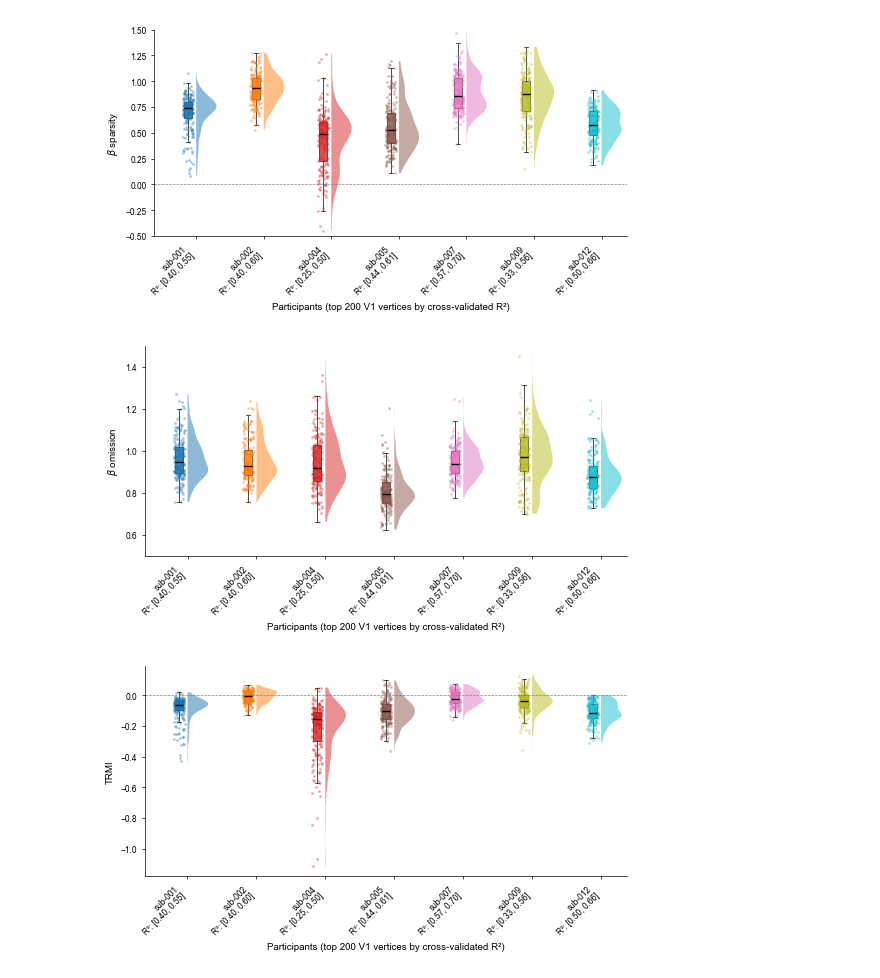
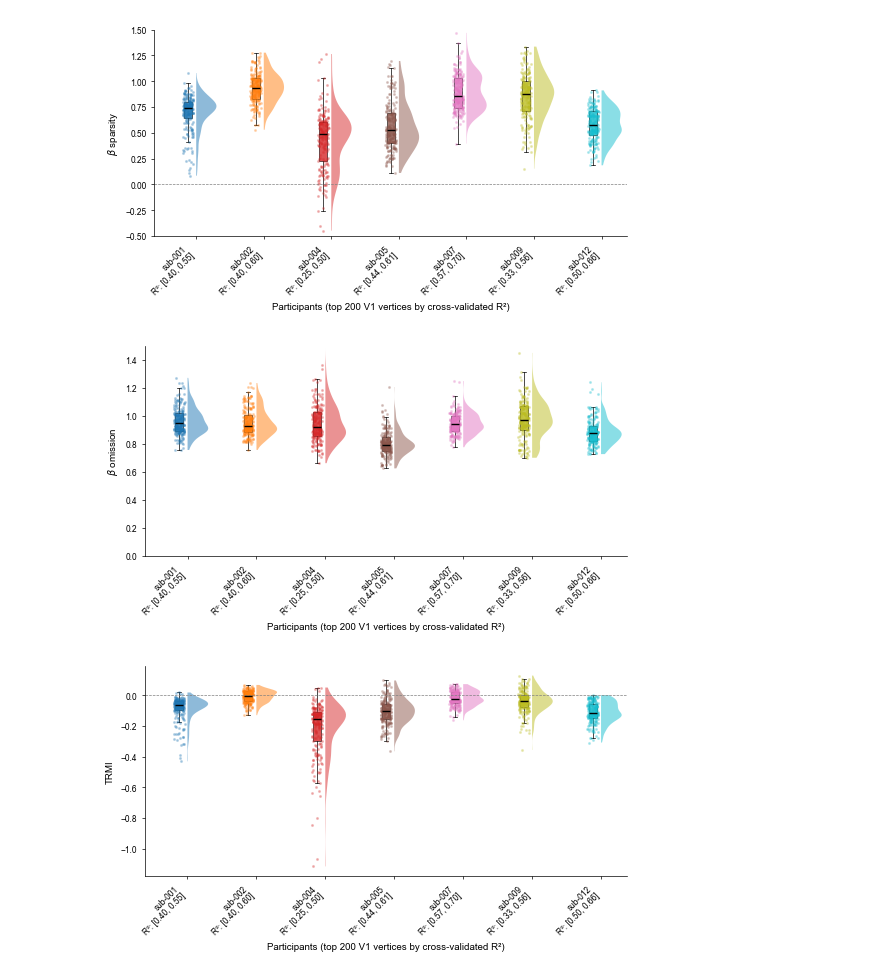
Before and after one commit to c14h19no2/pRF_expect_pub, a Jupyter notebook: pRF_expect_analysis/prf_expect/analysis/out-of-sample/viz_v1_hq-vertex_betas_TRMI_crossvalidation.ipynb, the cells around one changed output. Drawn from its saved outputs; the diff is of its cells as text; code cells hidden in the pictures.

Commit message:
trmi

```diff
--- a/pRF_expect_analysis/prf_expect/analysis/out-of-sample/viz_v1_hq-vertex_betas_TRMI_crossvalidation.ipynb
+++ b/pRF_expect_analysis/prf_expect/analysis/out-of-sample/viz_v1_hq-vertex_betas_TRMI_crossvalidation.ipynb
@@ -45,3 +46,6 @@ markersize = 3 / 2.54
 errorbar_linewidth = 0.5
 errorbar_capsize = 2 / 2.54
 errorbar_capthick = 0.5
+# %%
+settings = io.load_settings()
+data_dir = Path(settings['general']['data_dir'], "data")
@@ -51,13 +57,40 @@ beta_omits = []
 beta_spars = []
 TRMIs = []
 for subject in subjects:
-    analysis_result_dir = f"/Users/dionysus/Downloads/data/derivatives/prf_data/{subject}/ses-1/{surprise_analysis_type}"
+    analysis_result_dir = Path(data_dir) / f"derivatives/prf_data/{subject}/ses-1/{surprise_analysis_type}"
     analysis_result_dir = Path(analysis_result_dir)
     if surprise_analysis_type == 'TRMI-type1':
         beta_omit_fn = analysis_result_dir / f"{subject}_ses-1_space-fsaverage_surprise-viol_beta_omitdm.npy"
         beta_omit_sub = np.load(beta_omit_fn, allow_pickle=True)
         beta_omits.append(beta_omit_sub)
         beta_spar_fn = analysis_result_dir / f"{subject}_ses-1_space-fsaverage_surprise-viol_beta_sparsedm.npy"
+        beta_spar_sub = np.load(beta_spar_fn, allow_pickle=True)
+        beta_spars.append(beta_spar_sub)
+        TRMI = np.load(analysis_result_dir / f"{subject}_ses-1_space-fsaverage_surprise-TRMI.npy", allow_pickle=True)
+        TRMIs.append(TRMI)
+    if surprise_analysis_type == 'TRMI-type2':
+        beta_omit_fn = analysis_result_dir / f"{subject}_ses-1_space-fsaverage_surprise-omit_beta_omitdm.npy"
+        beta_omit_sub = np.load(beta_omit_fn, allow_pickle=True)
+        beta_omits.append(beta_omit_sub)
+        beta_spar_fn = analysis_result_dir / f"{subject}_ses-1_space-fsaverage_surprise-viol_beta_sparsedm.npy"
+        beta_spar_sub = np.load(beta_spar_fn, allow_pickle=True)
+        beta_spars.append(beta_spar_sub)
+        TRMI = np.load(analysis_result_dir / f"{subject}_ses-1_space-fsaverage_surprise-TRMI.npy", allow_pickle=True)
+        TRMIs.append(TRMI)
+    if surprise_analysis_type == 'TRMI-type3':
+        beta_omit_fn = analysis_result_dir / f"{subject}_ses-1_space-fsaverage_surprise-omit_beta_omitdm.npy"
+        beta_omit_sub = np.load(beta_omit_fn, allow_pickle=True)
+        beta_omits.append(beta_omit_sub)
+        beta_spar_fn = analysis_result_dir / f"{subject}_ses-1_space-fsaverage_surprise-spar_beta_spardm.npy"
+        beta_spar_sub = np.load(beta_spar_fn, allow_pickle=True)
+        beta_spars.append(beta_spar_sub)
+        TRMI = np.load(analysis_result_dir / f"{subject}_ses-1_space-fsaverage_surprise-TRMI.npy", allow_pickle=True)
+        TRMIs.append(TRMI)
+    if surprise_analysis_type == 'TRMI-type4':
+        beta_omit_fn = analysis_result_dir / f"{subject}_ses-1_space-fsaverage_surprise-viol_beta_omitdm.npy"
+        beta_omit_sub = np.load(beta_omit_fn, allow_pickle=True)
+        beta_omits.append(beta_omit_sub)
+        beta_spar_fn = analysis_result_dir / f"{subject}_ses-1_space-fsaverage_surprise-spar_beta_spardm.npy"
         beta_spar_sub = np.load(beta_spar_fn, allow_pickle=True)
         beta_spars.append(beta_spar_sub)
         TRMI = np.load(analysis_result_dir / f"{subject}_ses-1_space-fsaverage_surprise-TRMI.npy", allow_pickle=True)
@@ -192,36 +225,36 @@ for i, (sub, sr) in enumerate(zip(subjects, beta_omits)):
                     whiskerprops=dict(linewidth=0.5),
                     capprops=dict(linewidth=0.5),
                     boxprops=dict(facecolor=sub_colors[i], edgecolor='k',
                                 linewidth=0.5, alpha=0.8))
 
     # Jittered strip plot (left side)
     jitter = np.random.default_rng(42).uniform(-0.08, 0.08, size=len(valid))
     ax.scatter(pos - 0.12 + jitter, valid, s=1.5, color=sub_colors[i],
             alpha=0.25, zorder=2, rasterized=True)
 
 # Build x-tick labels with R² range
 xlabels = []
 for i, sub in enumerate(subjects):
     rsq = rsq_all_subs[i]
     rsq = rsq[roi_indices][np.argsort(rsq[roi_indices])[::-1][:nr_best_voxels]]
     xlabels.append(f"{sub}\nR²: [{rsq.min():.2f}, {rsq.max():.2f}]")
 
-ax.set_ylim(0.5, 1.5)
+ax.set_ylim(0.0, 1.5)
 ax.set_xticks(positions)
 ax.set_xticklabels(xlabels, rotation=xticks_rotation, ha='right')
 ax.set_ylabel('$\\beta$ omission')
 ax.set_xlabel('Participants (top 200 V1 vertices by cross-validated R²)')
 ax.axhline(0, color='gray', ls='--', lw=0.5)
 # ax.set_title('Distribution of TRMI across subjects', fontweight='bold')
 
 ax.spines['top'].set_visible(False)
 ax.spines['right'].set_visible(False)
 
 fig.tight_layout()
 plt.show()
-fig.savefig(figure_result_dir / f"group_analysis-pRF_space-fsaverage_desc-prf_viz_v1_hq-vertex_beta_omit-crossvalidatedrsq.pdf", dpi=600, bbox_inches='tight')
+fig.savefig(figure_result_dir / f"group_analysis-{surprise_analysis_type}_space-fsaverage_desc-prf_viz_v1_hq-vertex_beta_omit-crossvalidatedrsq.pdf", dpi=600, bbox_inches='tight')
 # %% [output]
-[figure, old version]
+[figure, new version]
 # %%
 # plot the distribution of surprise ratios for all subjects in one figure
 fig, ax = plt.subplots(figsize=cm_to_inch(14, 8))
```
Also changed, not shown: parts of 4 cells of this notebook, 6 other files.
